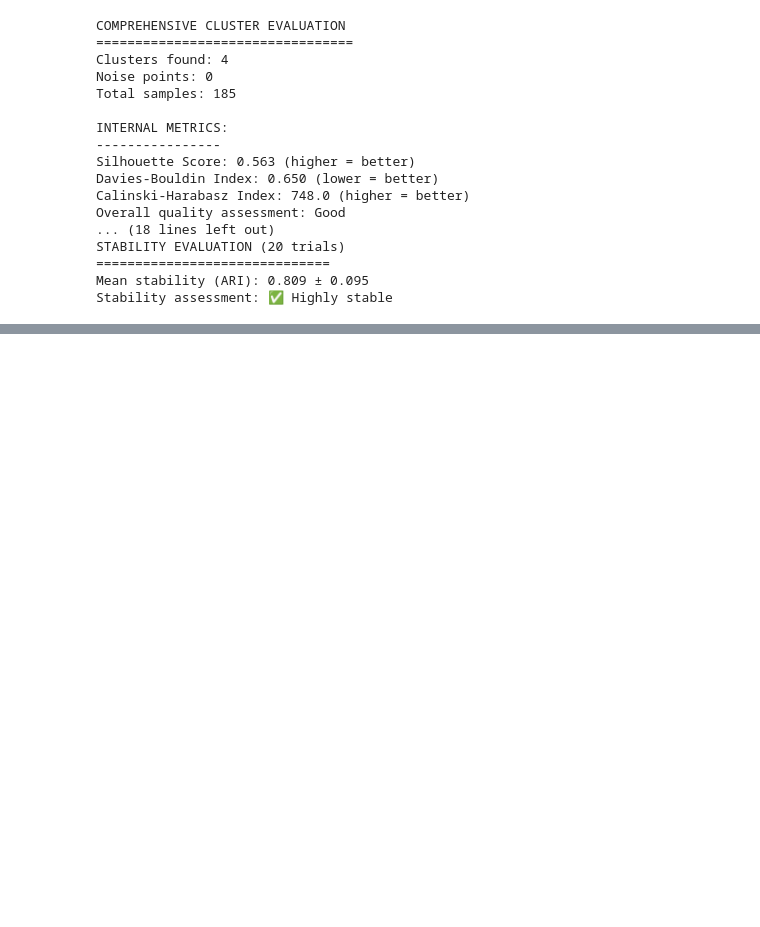
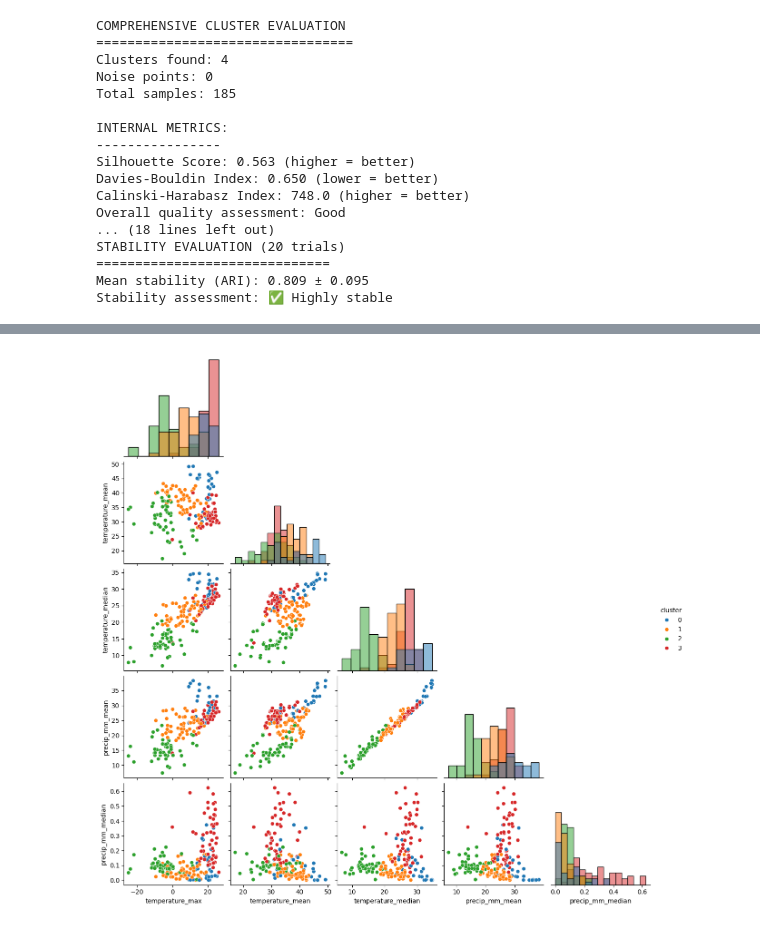
Before and after one commit to lukasbals/tomorrow-university, a Jupyter notebook: 12_clustering/clustering-project/notebooks/05_evaluation.ipynb, the cells around one changed output, grey strips where cells are left out. Drawn from its saved outputs; the diff is of its cells as text; code cells hidden in the pictures; blank space fills up the shorter version.

```diff
--- a/12_clustering/clustering-project/notebooks/05_evaluation.ipynb
+++ b/12_clustering/clustering-project/notebooks/05_evaluation.ipynb
@@ -15,9 +15,34 @@ from sklearn.metrics import (
 from sklearn.utils import resample
 import pandas as pd
 from sklearn.cluster import KMeans, AgglomerativeClustering
+import matplotlib.pyplot as plt
+from sklearn.decomposition import PCA
+from sklearn.manifold import TSNE
+import seaborn as sns
 
 
 df = pd.read_csv("../data/processed/X_umap.csv")
+df_standard_scaled = pd.read_csv("../data/processed/X_standard_scaled.csv")
+df_unscaled = pd.read_csv("../data/interim/weather_per_country.csv")
+
+
+def kmean_clustering_func(data):
+    return KMeans(n_clusters=4, random_state=42).fit_predict(data)
+
+
+def hierarchical_clustering_func(data):
+    return AgglomerativeClustering(linkage="average", n_clusters=4).fit_predict(data)
+
+
+cluster_function = {
+    "KMeans": kmean_clustering_func,
+    "Hierarchical": hierarchical_clustering_func,
+}
+
+labels = {
+    "KMeans": cluster_function["KMeans"](df),
+    "Hierarchical": cluster_function["Hierarchical"](df),
+}
 # %%
 def comprehensive_cluster_evaluation(data, labels, external_labels=None):
     """Comprehensive evaluation using multiple metrics"""
@@ -203,0 +420,16 @@ Stability assessment: ✅ Highly stable
+# %%
+def pairwise_scatter_matrix(data, labels, feature_names):
+    # Handle both DataFrame and numpy array input
+    if isinstance(data, pd.DataFrame):
+        df_plot = data.iloc[:, :6].copy()
+        df_plot.columns = feature_names[:6]
+    else:
+        df_plot = pd.DataFrame(data[:, :6], columns=feature_names[:6])
+    df_plot["cluster"] = labels
+    sns.pairplot(df_plot, hue="cluster", palette="tab10", corner=True, diag_kind="hist")
+    plt.show()
+
+
+pairwise_scatter_matrix(df_unscaled, labels["Hierarchical"], df_standard_scaled.columns)
+# %% [output]
+[figure, added]
```
Also changed, not shown: parts of 3 cells of this notebook.
